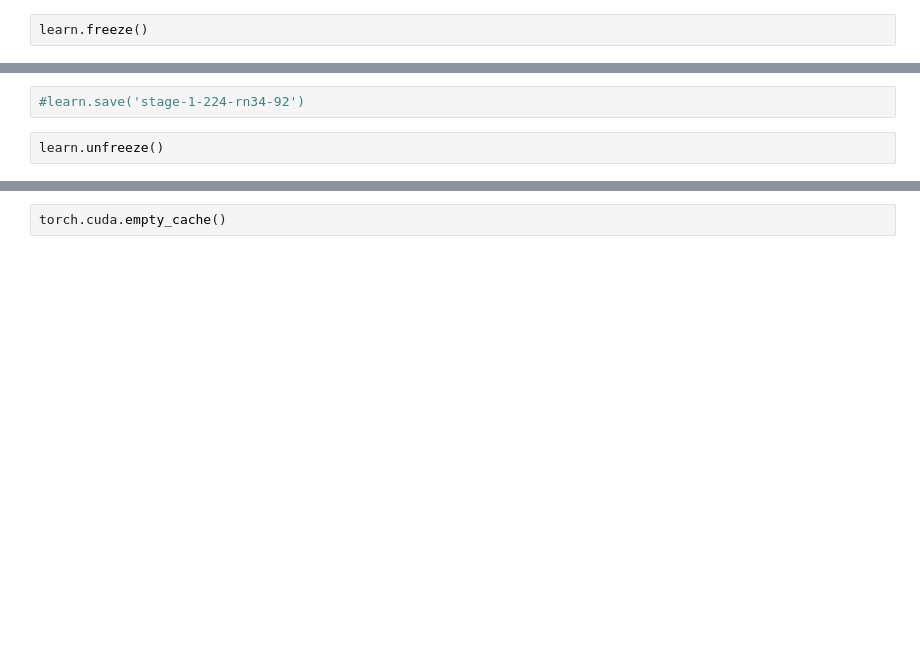
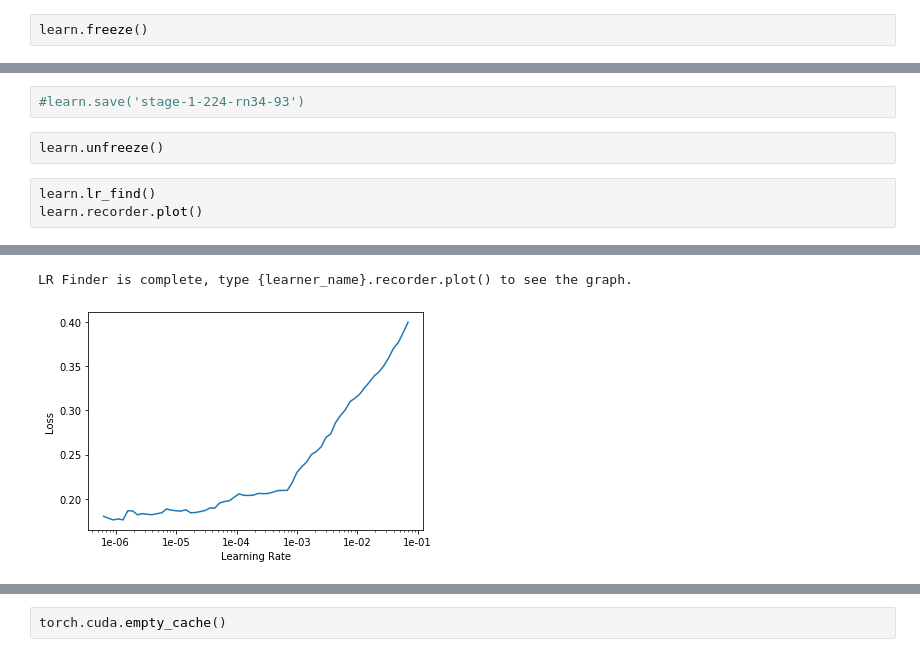
Before and after one commit to UndergraduateArtificialIntelligenceClub/skin_cancer, a Jupyter notebook: model_trainer_fastai_tuned.ipynb, the cells around one changed output, grey strips where cells are left out. Saved outputs shown, nothing was run; the diff lists cells and outputs as text; blank space fills up the shorter version.

```diff
--- a/model_trainer_fastai_tuned.ipynb
+++ b/model_trainer_fastai_tuned.ipynb
@@ -152,4 +172,8 @@ learn.fit_one_cycle(6, slice(lr))
 # %%
-#learn.save('stage-1-224-rn34-92')
+#learn.save('stage-1-224-rn34-93')
 # %%
 learn.unfreeze()
+# %%
+learn.lr_find()
+learn.recorder.plot()
+# %% [output]
@@ -156 +181,3 @@ learn.unfreeze()
+LR Finder is complete, type {learner_name}.recorder.plot() to see the graph.
+[figure, added]
 # %%
```
Also changed, not shown: parts of 32 cells of this notebook, 1 other file.
